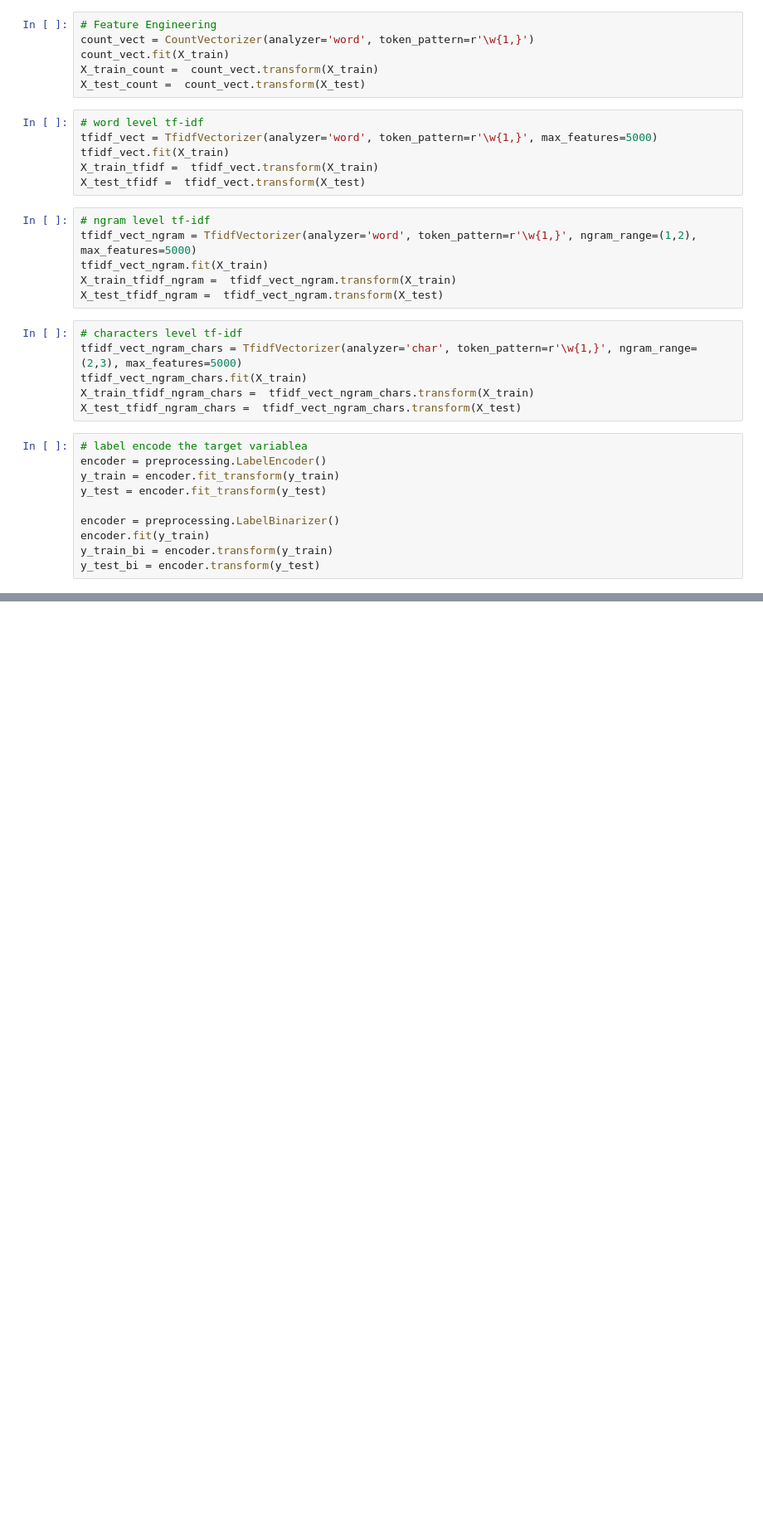
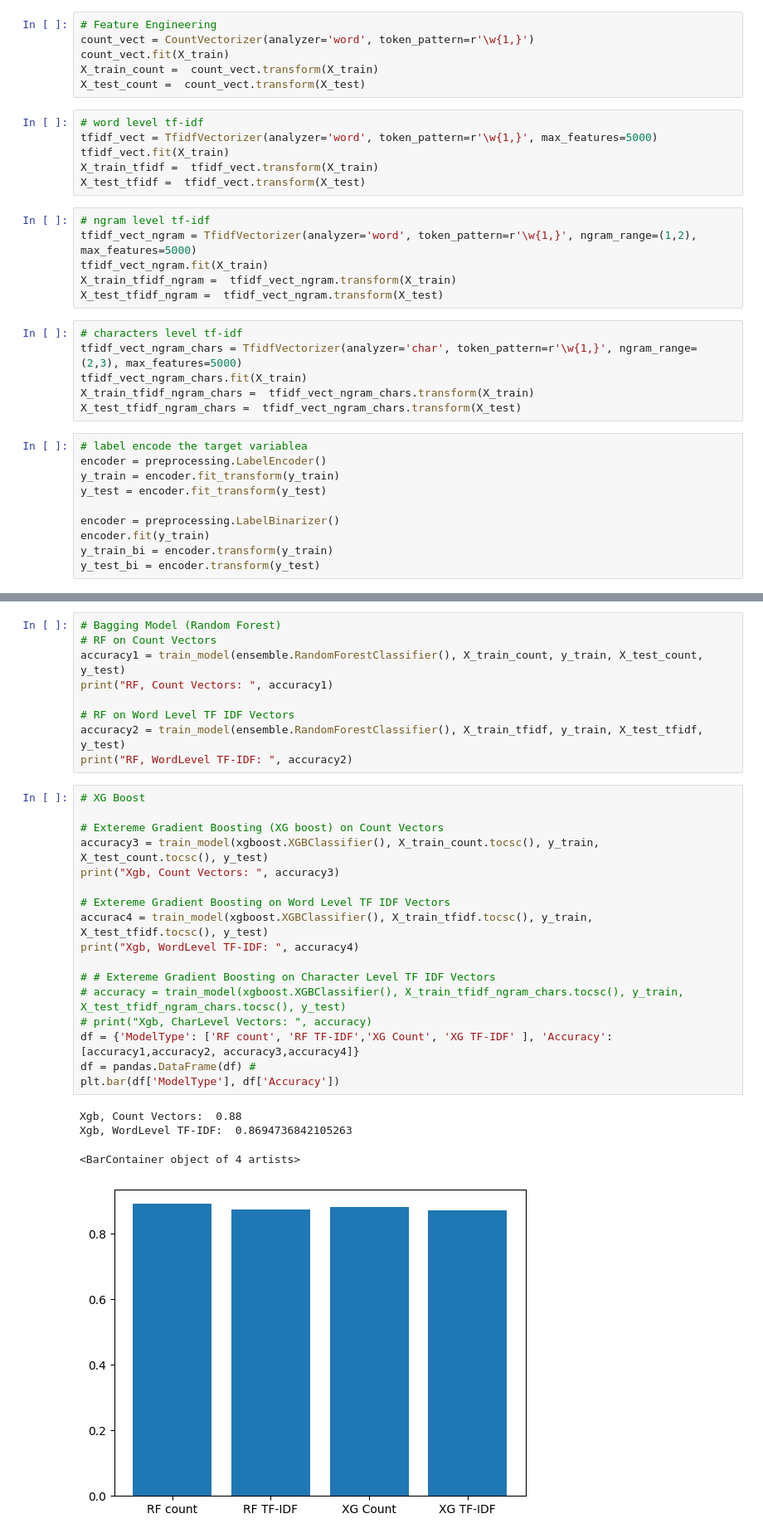
Before and after one commit to TanayaNarwade/Document-Classifier, a Jupyter notebook: Final.ipynb, the cells around one changed output, grey strips where cells are left out. Shown at 83% size. Drawn from its saved outputs; the diff is of its cells as text; blank space fills up the shorter version.

```diff
--- a/Final.ipynb
+++ b/Final.ipynb
@@ -70,0 +294,31 @@ y_test_bi = encoder.transform(y_test)
+# %%
+# Bagging Model (Random Forest)
+# RF on Count Vectors
+accuracy1 = train_model(ensemble.RandomForestClassifier(), X_train_count, y_train, X_test_count, y_test)
+print("RF, Count Vectors: ", accuracy1)
+
+# RF on Word Level TF IDF Vectors
+accuracy2 = train_model(ensemble.RandomForestClassifier(), X_train_tfidf, y_train, X_test_tfidf, y_test)
+print("RF, WordLevel TF-IDF: ", accuracy2)
+# %%
+# XG Boost
+
+# Extereme Gradient Boosting (XG boost) on Count Vectors
+accuracy3 = train_model(xgboost.XGBClassifier(), X_train_count.tocsc(), y_train, X_test_count.tocsc(), y_test)
+print("Xgb, Count Vectors: ", accuracy3)
+
+# Extereme Gradient Boosting on Word Level TF IDF Vectors
+accurac4 = train_model(xgboost.XGBClassifier(), X_train_tfidf.tocsc(), y_train, X_test_tfidf.tocsc(), y_test)
+print("Xgb, WordLevel TF-IDF: ", accuracy4)
+
+# # Extereme Gradient Boosting on Character Level TF IDF Vectors
+# accuracy = train_model(xgboost.XGBClassifier(), X_train_tfidf_ngram_chars.tocsc(), y_train, X_test_tfidf_ngram_chars.tocsc(), y_test)
+# print("Xgb, CharLevel Vectors: ", accuracy)
+df = {'ModelType': ['RF count', 'RF TF-IDF','XG Count', 'XG TF-IDF' ], 'Accuracy': [accuracy1,accuracy2, accuracy3,accuracy4]}
+df = pandas.DataFrame(df) #
+plt.bar(df['ModelType'], df['Accuracy'])
+# %% [output]
+Xgb, Count Vectors:  0.88
+Xgb, WordLevel TF-IDF:  0.8694736842105263
+<BarContainer object of 4 artists>
+[figure, added]
```
Also changed, not shown: parts of 14 cells of this notebook, 1 other file.
